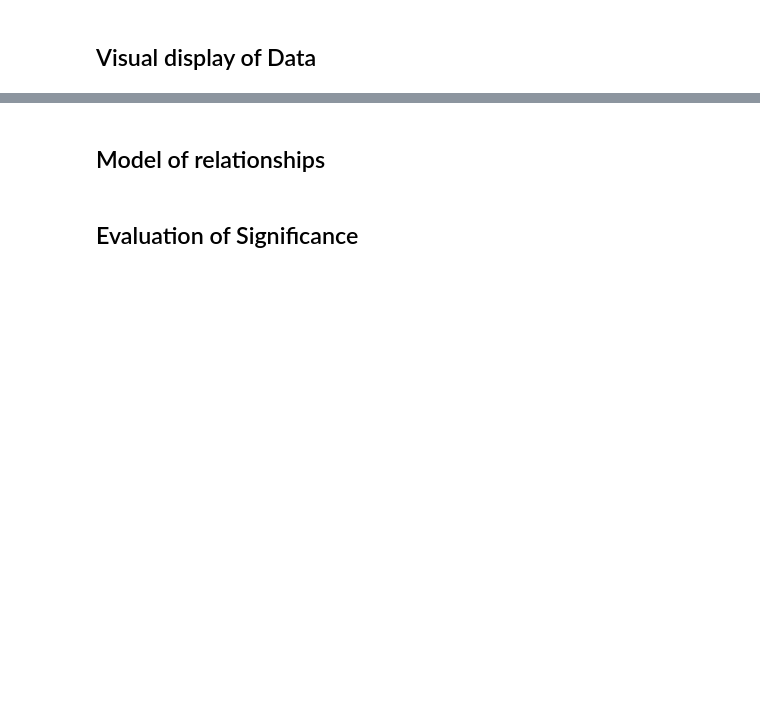
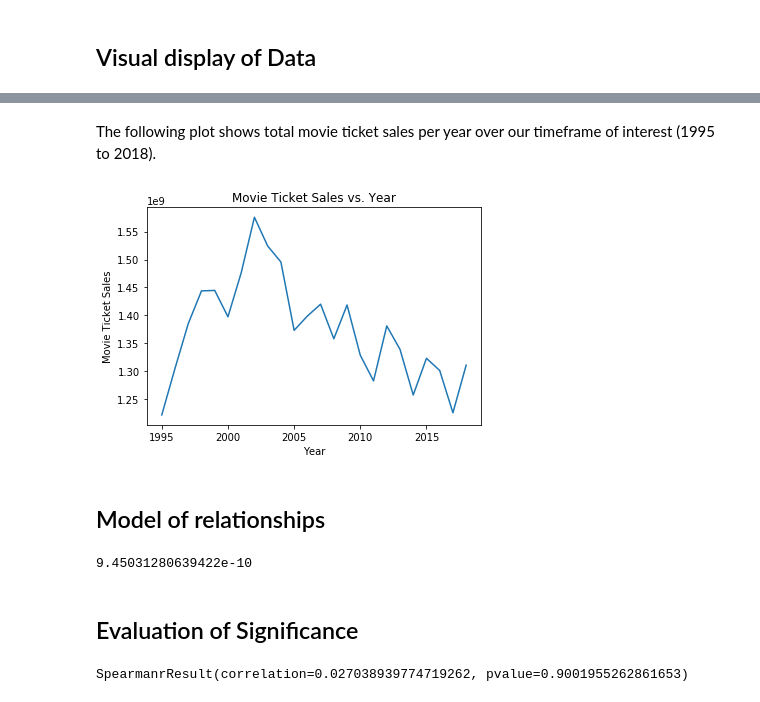
Before and after one commit to ss2944/data-sci, a Jupyter notebook: TicketsSold-Income.ipynb, the cells around one changed output, grey strips where cells are left out. Saved outputs shown, nothing was run; the diff lists cells and outputs as text; code cells hidden in the pictures; blank space fills up the shorter version.

```diff
--- a/TicketsSold-Income.ipynb
+++ b/TicketsSold-Income.ipynb
@@ -35,4 +61,31 @@ plt.scatter(range(1995,2019),income)
+# %% [markdown]
+The following plot shows total movie ticket sales per year over our timeframe of interest (1995 to 2018).
+# %%
+tickets_raw = pd.DataFrame(data["Total Tickets"])
+tickets = np.zeros(24)
+x = 0
+for value in tickets_raw.iterrows():
+    tickets[x] = tickets_raw.iloc(0)[x]
+    x+=1
+
+plt.plot(range(1995,2019),tickets)
+plt.xlabel("Year")
+plt.ylabel("Movie Ticket Sales")
+plt.title("Movie Ticket Sales vs. Year")
+plt.show()
+# %% [output]
+[figure, added]
 # %% [markdown]
 ## Model of relationships
+# %%
+model = LinearRegression().fit(data[["Total Tickets"]],data["% Income Annual Change, Chained Dollars"])
+cor = model.coef_[0]
+# %% [output]
+9.45031280639422e-10
 # %% [markdown]
 ## Evaluation of Significance
+# %%
+spearman = spearmanr(data[["Total Tickets"]],data["% Income Annual Change, Chained Dollars"])
+spearman
+# %% [output]
+SpearmanrResult(correlation=0.027038939774719262, pvalue=0.9001955262861653)
```
Also changed, not shown: parts of 3 cells of this notebook, 1 other file.
